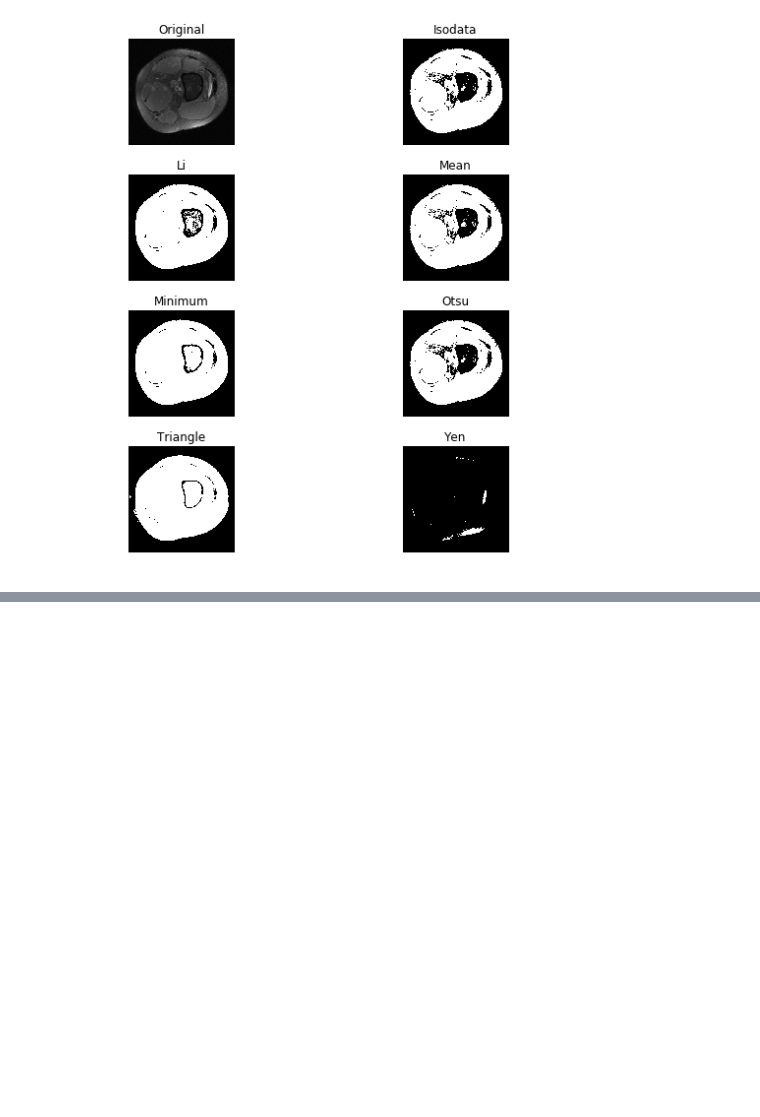
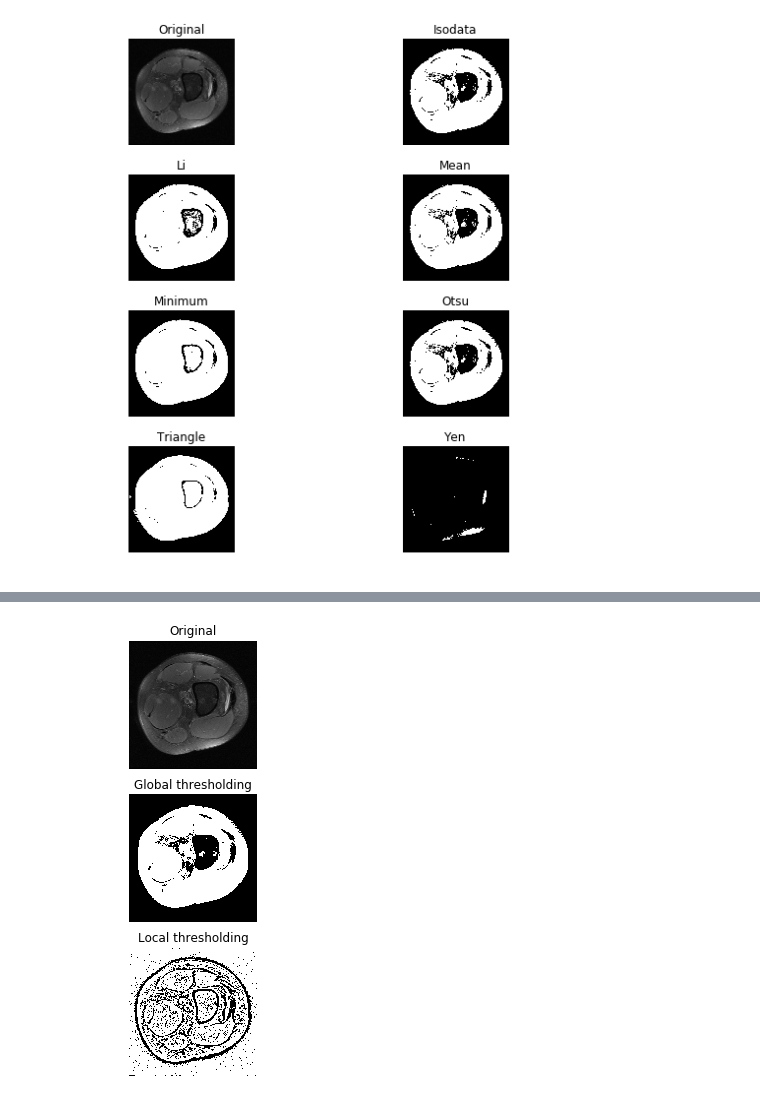
Before and after one commit to choikwun/mri_classification, a Jupyter notebook: SE000001/dicom.ipynb, the cells around one changed output, grey strips where cells are left out. Cells and saved outputs as stored; diff of their text form; code cells hidden in the pictures; blank space fills up the shorter version.

Commit message:
tried local thresholding

```diff
--- a/SE000001/dicom.ipynb
+++ b/SE000001/dicom.ipynb
@@ -109,3 +117,30 @@ for ax in axes:
     ax.axis('off')
 # %%
 plt.show()
+# %%
+global_thresh = threshold_otsu(ArrayDicom[:,:,0])
+binary_global = ArrayDicom[:,:,0] > global_thresh
+
+block_size = 35
+local_thresh = threshold_local(ArrayDicom[:,:,0], block_size, offset=10)
+binary_local = ArrayDicom[:,:,0] > local_thresh
+
+fig, axes = plt.subplots(nrows=3, figsize=(7, 8))
+ax = axes.ravel()
+plt.gray()
+
+ax[0].imshow(ArrayDicom[:,:,0])
+ax[0].set_title('Original')
+
+ax[1].imshow(binary_global)
+ax[1].set_title('Global thresholding')
+
+ax[2].imshow(binary_local)
+ax[2].set_title('Local thresholding')
+
+for a in ax:
+    a.axis('off')
+
+plt.show()
+# %% [output]
+[figure, added]
```
Also changed, not shown: parts of 7 cells of this notebook.
